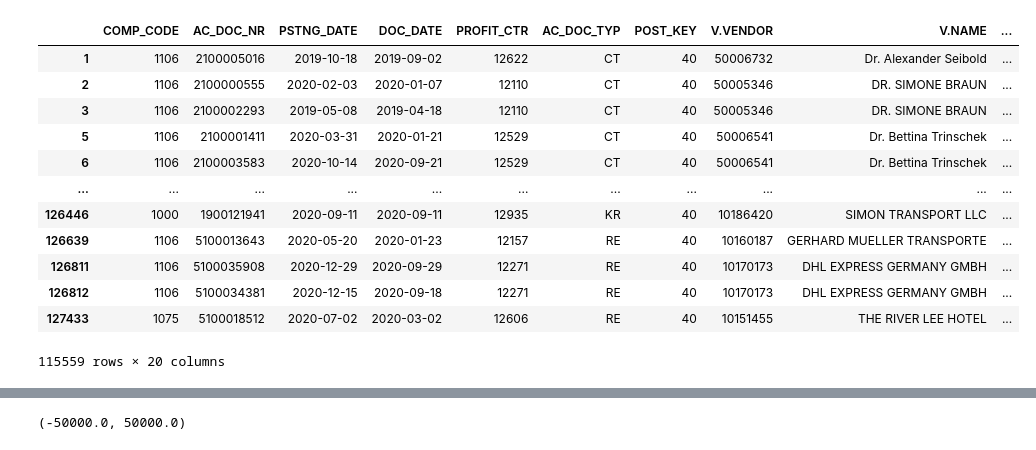
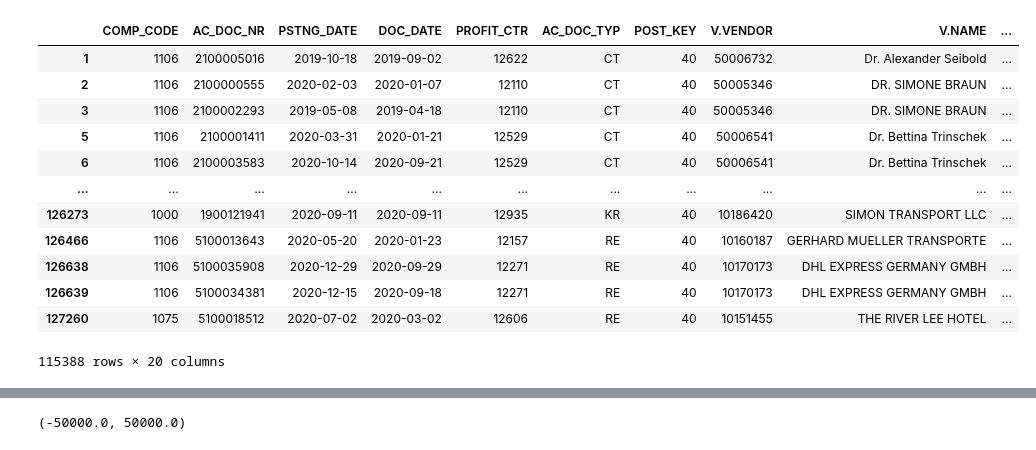
Before and after one commit to dylan1218/ClassificationProject, a Jupyter notebook: ModelsDL_supervised.ipynb, the cells around one changed output, grey strips where cells are left out. Cells and saved outputs as stored; diff of their text form; code cells hidden in the pictures.

```diff
--- a/ModelsDL_supervised.ipynb
+++ b/ModelsDL_supervised.ipynb
@@ -1,6 +1,9 @@
 # %%
+%load_ext autoreload
+%autoreload 2
+
 from sklearn.feature_extraction.text import CountVectorizer
-from FeatureEngine.FeatureMethods import FeatureEngine, fuzzy_merge
+from FeatureEngine.FeatureMethods import FeatureEngine, fuzzy_merge, Supervised_Analyzer, GenerateCramersVMatrix
 from sklearn.preprocessing import LabelEncoder
 from sklearn.datasets import fetch_20newsgroups
 import pandas as pd
@@ -8,18 +11,25 @@ from sklearn.model_selection import train_test_split
 from sklearn.datasets import load_iris
 import numpy as np
 from pathlib import Path
-#import seaborn as sns
+import seaborn as sns
 import matplotlib.pyplot as plt
 from sklearn.decomposition import PCA
+
+
 
 print(Path.cwd())
 
 pathBase = str(Path.cwd())
 cv = CountVectorizer()
-df = pd.read_csv(pathBase + "\Datasets\TeraSample_Supervised.csv")
+
+df = pd.read_csv(pathBase + "\Datasets\TeraSample_Supervised_MM.csv")
+
+dfValidate = pd.read_csv(pathBase + "\Datasets\HCP_TrainNew.csv")
+df_test = pd.read_csv(pathBase + "\Datasets\HCP_TestNew.csv")
 #dfOP = pd.read_csv(pathBase + "\Datasets\OpenPmntsVendors.csv")
 
 
 with pd.option_context('display.max_rows', None, 'display.max_columns', None):
     print(df.astype('object').describe().transpose())
+    print(df_test.astype('object').describe().transpose())
 # %% [output]
@@ -70,62 +80,75 @@ colDict = {
     "MATL_GROUP":{"Type":"Categorical", "Method":"1hot"},
     "ACCNT_GRPV":{"Type":"Categorical", "Method":"1hot"},
     "HCPClass":{"Type":"Categorical", "Method":"LabelEncode"}, #Target
-    "Compliance Bucket":{"Type":"Categorical", "Method":"1hot"},
+    "Compliance_Bucket":{"Type":"Categorical", "Method":"1hot"},
     "V.BI_ACCNT_TGRPV":{"Type":"Categorical", "Method":"1hot"} #Vendor type
-
 }
 
+oneHotFeatures = ["PROFIT_CTR","AC_DOC_TYP","POST_KEY","GL_ACCOUNT","ZTCODE", "MATL_GROUP", "ACCNT_GRPV","V.BI_ACCNT_TGRPV", "V.BIC_ZTERMPAY"]
 
 
 #Set pandas datatypes for each field
 df['COMP_CODE'] = df['COMP_CODE'].astype('object')
 #df['REF_KEY1'] = df['REF_KEY1'].astype('object')
-df['AC_DOC_NR'] = df['AC_DOC_NR'].astype('object')
+df['AC_DOC_NR'] = df['AC_DOC_NR'].astype('str')
 df['PSTNG_DATE'] = pd.to_datetime(df['PSTNG_DATE'], format="%Y%m%d")
 #df['CREATEDON'] = pd.to_datetime(df['CREATEDON'].astype('object'), format="%Y%m%d")
-df['DOC_DATE'] = pd.to_datetime(df['DOC_DATE'].astype('object'), format="%Y%m%d")
-df['PROFIT_CTR'] = df['PROFIT_CTR'].astype('object')
+df['DOC_DATE'] = pd.to_datetime(df['DOC_DATE'], format="%Y%m%d")
+df['PROFIT_CTR'] = df['PROFIT_CTR'].astype('str')
 df['AC_DOC_TYP'] = df['AC_DOC_TYP'].astype('object')
-df['POST_KEY'] = df['POST_KEY'].astype('object')
+df['POST_KEY'] = df['POST_KEY'].astype('str')
+#df_test['POST_KEY'] = df_test['POST_KEY'].astype('int')
 df['V.VENDOR'] = df['V.VENDOR'].astype('object') #was CREDITOR
 df['V.NAME'] = df['V.NAME'].astype('object') #Was #name
-df['GL_ACCOUNT'] = df['GL_ACCOUNT'].astype('object')
+df['GL_ACCOUNT'] = df['GL_ACCOUNT'].astype('int')
+#df_test['GL_ACCOUNT'] = df_test['GL_ACCOUNT'].astype('object')
 #df['CUSTOMER'] = df['CUSTOMER'].astype('object') no longer included
 df['POSTXT'] = df['POSTXT'].astype('object')
 #df['BIC_ZUSERNAM'] = df['BIC_ZUSERNAM'].astype('object') no longer included, but may be useful to bring back
 df['ZBKTXT'] = df['ZBKTXT'].astype('object')
-df['ZTCODE'] = df['ZTCODE'].astype('object')
+df['ZTCODE'] = df['ZTCODE'].astype('str')
 df['DEB_CRE_USD'] = pd.to_numeric(df['DEB_CRE_USD'])
-df['V.BIC_ZTERMPAY'] = df['V.BIC_ZTERMPAY'].astype('object') #no longer included, but may be useful to bring back
-df['MATL_GROUP'] = df['MATL_GROUP'].astype('object')
-df['ACCNT_GRPV'] = df['ACCNT_GRPV'].astype('object')
+df['V.BIC_ZTERMPAY'] = df['V.BIC_ZTERMPAY'].astype('str') #no longer included, but may be useful to bring back
+df['MATL_GROUP'] = df['MATL_GROUP'].astype('str')
+df['ACCNT_GRPV'] = df['ACCNT_GRPV'].astype('str')
 df['HCPClass'] = df['HCPClass'].astype('object')
-df['Compliance Bucket'] = df['Compliance Bucket'].astype("object")
-df['V.BI_ACCNT_TGRPV'] = df['V.BI_ACCNT_TGRPV'].astype("object")
+df['Compliance_Bucket'] = df['Compliance_Bucket'].astype("object")
+df['V.BI_ACCNT_TGRPV'] = df['V.BI_ACCNT_TGRPV'].astype("str")
 
 
 
 
 #Filter data for relavent rows
-df = df[ ((df.POST_KEY == 40) | (df.POST_KEY == 81)) & (df.GL_ACCOUNT >= 40000000)]
+df = df[ ((df.POST_KEY == '40') | (df.POST_KEY == '81')) & (df.GL_ACCOUNT >= 40000000)]
+
+df['GL_ACCOUNT'] = df['GL_ACCOUNT'].astype('str')
+#Filter data for relavent rows
+#df_test = df_test[ ((df_test.POST_KEY == 40) | (df_test.POST_KEY == 81)) & (df_test.GL_ACCOUNT >= 40000000)]
 
 #Get list of relavent fields
 colSelect = list(colDict.keys())
+colSelect = ['COMP_CODE', 'AC_DOC_NR', 'PSTNG_DATE', 'DOC_DATE', 'PROFIT_CTR', 'AC_DOC_TYP', 'POST_KEY', 'V.VENDOR', 'V.NAME', 'GL_ACCOUNT', 'POSTXT', 'ZBKTXT' ,'ZTCODE', 'V.BIC_ZTERMPAY', 'MATL_GROUP', 'ACCNT_GRPV', 'V.BI_ACCNT_TGRPV', 'HCPClass', 'Compliance_Bucket', 'DEB_CRE_USD']
 
-df[colSelect]
 
+#df[colSelect]
+df = df[colSelect]
+
+#df_test[colSelect]
+
+
+df
 #df
 # %% [output]
 |  | COMP_CODE | AC_DOC_NR | PSTNG_DATE | DOC_DATE | PROFIT_CTR | AC_DOC_TYP | POST_KEY | V.VENDOR | V.NAME | ... |
 | 1 | 1106 | 2100005016 | 2019-10-18 | 2019-09-02 | 12622 | CT | 40 | 50006732 | Dr. Alexander Seibold | ... |
 | 2 | 1106 | 2100000555 | 2020-02-03 | 2020-01-07 | 12110 | CT | 40 | 50005346 | DR. SIMONE BRAUN | ... |
 | 3 | 1106 | 2100002293 | 2019-05-08 | 2019-04-18 | 12110 | CT | 40 | 50005346 | DR. SIMONE BRAUN | ... |
 | 5 | 1106 | 2100001411 | 2020-03-31 | 2020-01-21 | 12529 | CT | 40 | 50006541 | Dr. Bettina Trinschek | ... |
 | 6 | 1106 | 2100003583 | 2020-10-14 | 2020-09-21 | 12529 | CT | 40 | 50006541 | Dr. Bettina Trinschek | ... |
 | ... | ... | ... | ... | ... | ... | ... | ... | ... | ... | ... |
-| 126446 | 1000 | 1900121941 | 2020-09-11 | 2020-09-11 | 12935 | KR | 40 | 10186420 | SIMON TRANSPORT LLC | ... |
-| 126639 | 1106 | 5100013643 | 2020-05-20 | 2020-01-23 | 12157 | RE | 40 | 10160187 | GERHARD MUELLER TRANSPORTE | ... |
-| 126811 | 1106 | 5100035908 | 2020-12-29 | 2020-09-29 | 12271 | RE | 40 | 10170173 | DHL EXPRESS GERMANY GMBH | ... |
-| 126812 | 1106 | 5100034381 | 2020-12-15 | 2020-09-18 | 12271 | RE | 40 | 10170173 | DHL EXPRESS GERMANY GMBH | ... |
-| 127433 | 1075 | 5100018512 | 2020-07-02 | 2020-03-02 | 12606 | RE | 40 | 10151455 | THE RIVER LEE HOTEL | ... |
+| 126273 | 1000 | 1900121941 | 2020-09-11 | 2020-09-11 | 12935 | KR | 40 | 10186420 | SIMON TRANSPORT LLC | ... |
+| 126466 | 1106 | 5100013643 | 2020-05-20 | 2020-01-23 | 12157 | RE | 40 | 10160187 | GERHARD MUELLER TRANSPORTE | ... |
+| 126638 | 1106 | 5100035908 | 2020-12-29 | 2020-09-29 | 12271 | RE | 40 | 10170173 | DHL EXPRESS GERMANY GMBH | ... |
+| 126639 | 1106 | 5100034381 | 2020-12-15 | 2020-09-18 | 12271 | RE | 40 | 10170173 | DHL EXPRESS GERMANY GMBH | ... |
+| 127260 | 1075 | 5100018512 | 2020-07-02 | 2020-03-02 | 12606 | RE | 40 | 10151455 | THE RIVER LEE HOTEL | ... |
-115559 rows × 20 columns
+115388 rows × 20 columns
```
Also changed, not shown: parts of 21 cells of this notebook, 3 other files.
